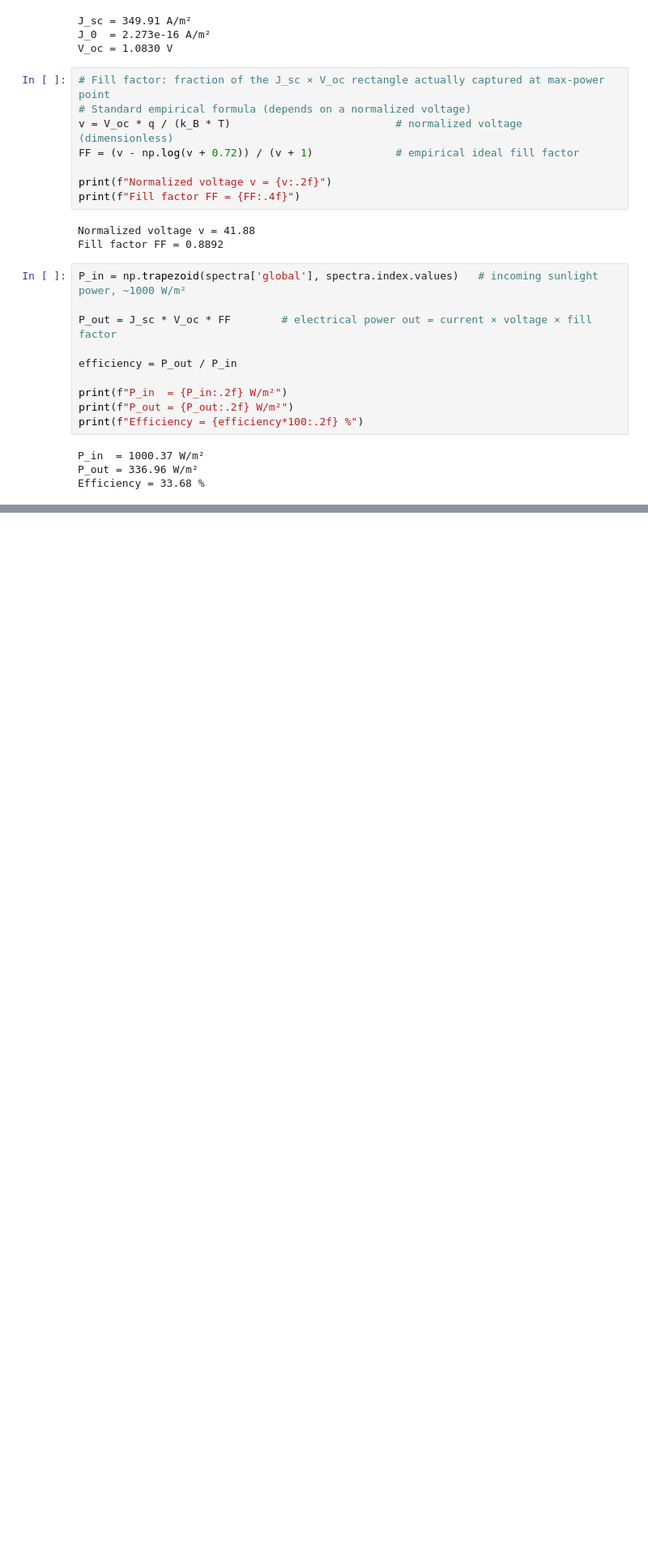
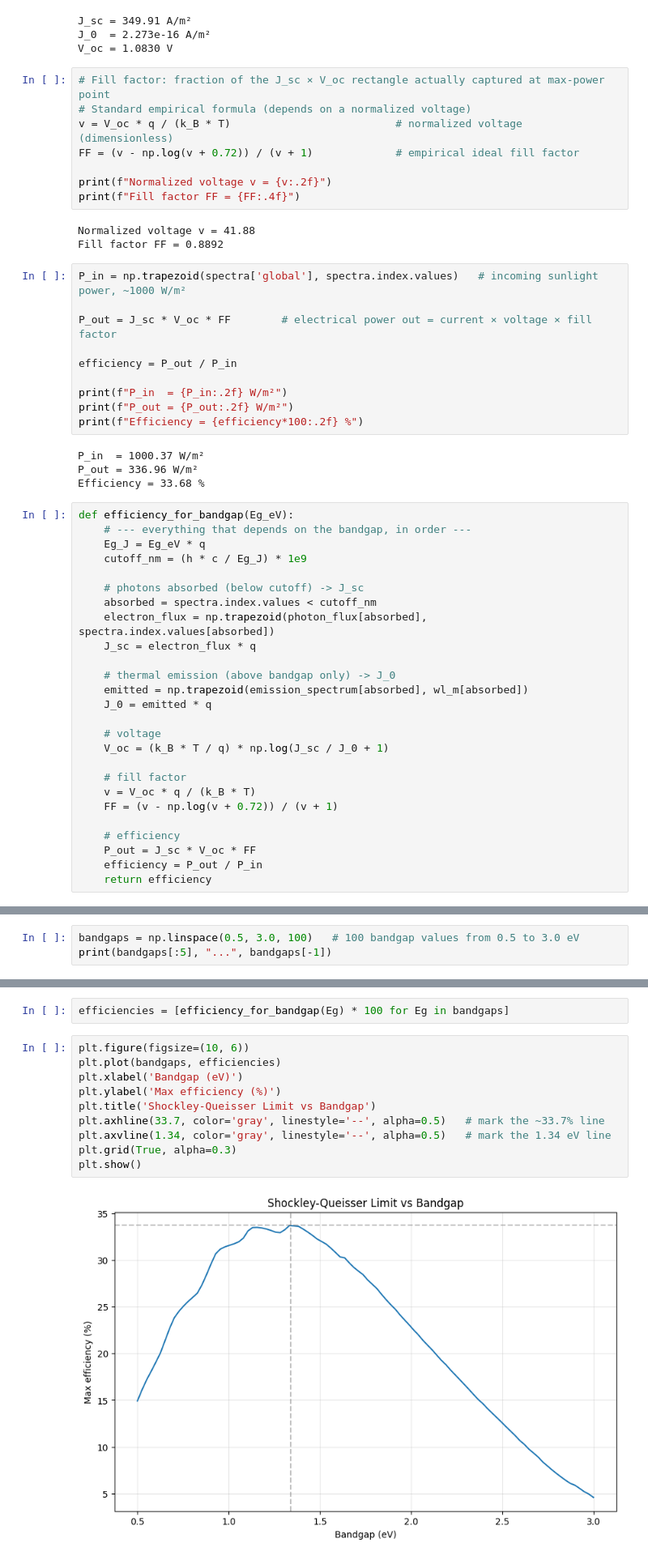
Before and after one commit to tdb3346-source/Perovskite-sq-audit1, a Jupyter notebook: sq_calculator.ipynb, the cells around one changed output, grey strips where cells are left out. Shown at 81% size. Cells and saved outputs as stored; diff of their text form; blank space fills up the shorter version.

Commit message:
Day 7: bandgap sweep complete - reproduces full SQ curve, peak 33.7% at 1.34eV

```diff
--- a/sq_calculator.ipynb
+++ b/sq_calculator.ipynb
@@ -205,3 +161,29 @@ print(f"Efficiency = {efficiency*100:.2f} %")
 P_in  = 1000.37 W/m²
 P_out = 336.96 W/m²
 Efficiency = 33.68 %
+# %%
+def efficiency_for_bandgap(Eg_eV):
+    # --- everything that depends on the bandgap, in order ---
+    Eg_J = Eg_eV * q
+    cutoff_nm = (h * c / Eg_J) * 1e9
+
+    # photons absorbed (below cutoff) -> J_sc
+    absorbed = spectra.index.values < cutoff_nm
+    electron_flux = np.trapezoid(photon_flux[absorbed], spectra.index.values[absorbed])
+    J_sc = electron_flux * q
+
+    # thermal emission (above bandgap only) -> J_0
+    emitted = np.trapezoid(emission_spectrum[absorbed], wl_m[absorbed])
+    J_0 = emitted * q
+
+    # voltage
+    V_oc = (k_B * T / q) * np.log(J_sc / J_0 + 1)
+
+    # fill factor
+    v = V_oc * q / (k_B * T)
+    FF = (v - np.log(v + 0.72)) / (v + 1)
+
+    # efficiency
+    P_out = J_sc * V_oc * FF
+    efficiency = P_out / P_in
+    return efficiency
@@ -207,0 +194,3 @@ Efficiency = 33.68 %
+# %%
+bandgaps = np.linspace(0.5, 3.0, 100)   # 100 bandgap values from 0.5 to 3.0 eV
+print(bandgaps[:5], "...", bandgaps[-1])
@@ -207,0 +199,14 @@ Efficiency = 33.68 %
+# %%
+efficiencies = [efficiency_for_bandgap(Eg) * 100 for Eg in bandgaps]
+# %%
+plt.figure(figsize=(10, 6))
+plt.plot(bandgaps, efficiencies)
+plt.xlabel('Bandgap (eV)')
+plt.ylabel('Max efficiency (%)')
+plt.title('Shockley-Queisser Limit vs Bandgap')
+plt.axhline(33.7, color='gray', linestyle='--', alpha=0.5)   # mark the ~33.7% line
+plt.axvline(1.34, color='gray', linestyle='--', alpha=0.5)   # mark the 1.34 eV line
+plt.grid(True, alpha=0.3)
+plt.show()
+# %% [output]
+[figure, added]
```
Also changed, not shown: parts of 7 cells of this notebook.
